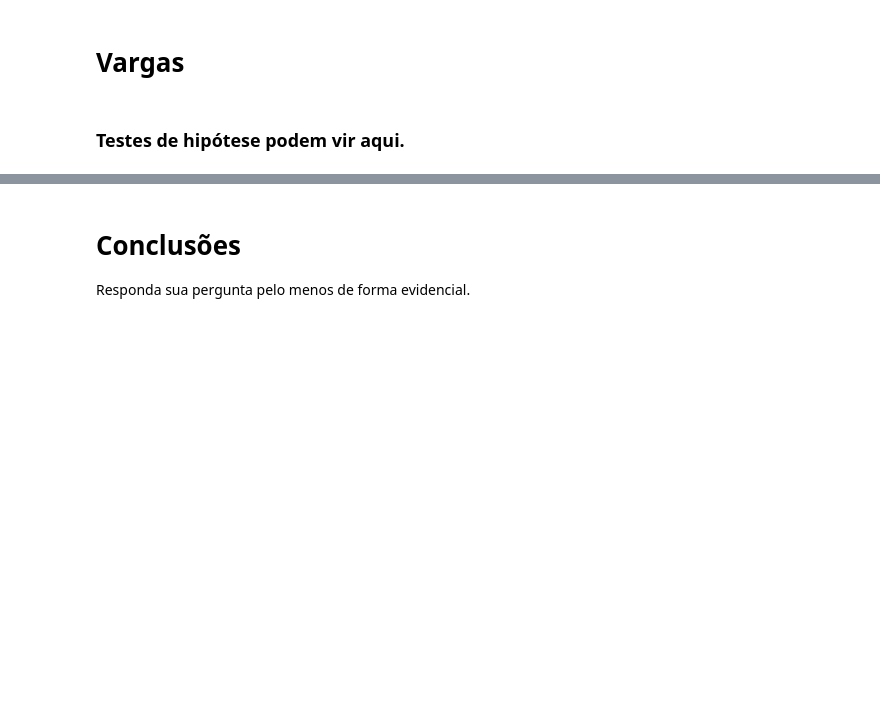
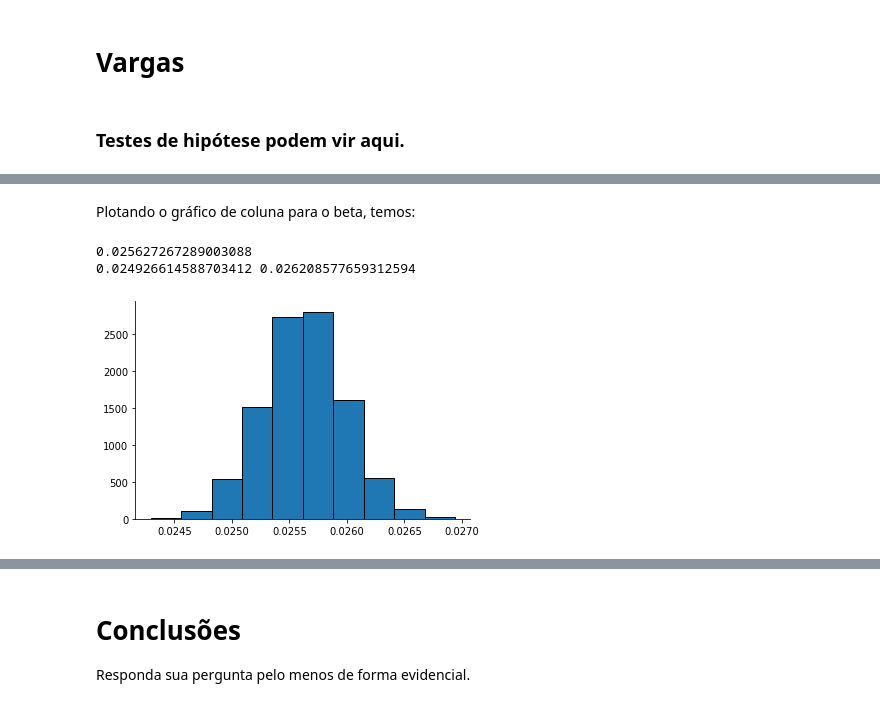
Before and after one commit to gabrielspires/Projeto-ICD, a Jupyter notebook: Projeto-ICD.ipynb, the cells around one changed output, grey strips where cells are left out. Cells and saved outputs as stored; diff of their text form; code cells hidden in the pictures; blank space fills up the shorter version.

```diff
--- a/Projeto-ICD.ipynb
+++ b/Projeto-ICD.ipynb
@@ -322,0 +501,13 @@ from IPython.display import YouTubeVideo
+# %% [markdown]
+Plotando o gráfico de coluna para o beta, temos:
+# %%
+plt.hist(betas, edgecolor='k')
+lower = np.percentile(betas, 2.5)
+upper = np.percentile(betas, 95)
+despine()
+print(betas.mean())
+print(lower, upper)
+# %% [output]
+0.025627267289003088
+0.024926614588703412 0.026208577659312594
+[figure, added]
```
Also changed, not shown: parts of 45 cells of this notebook.
